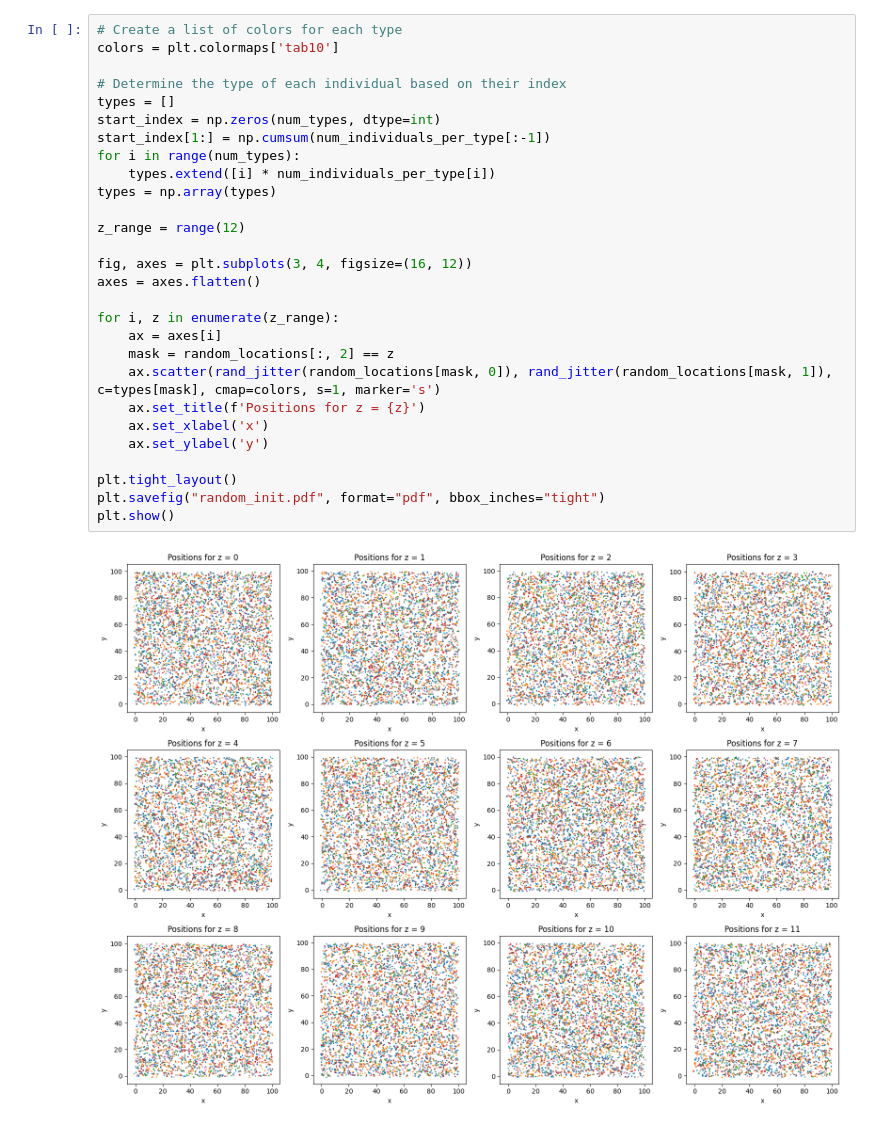
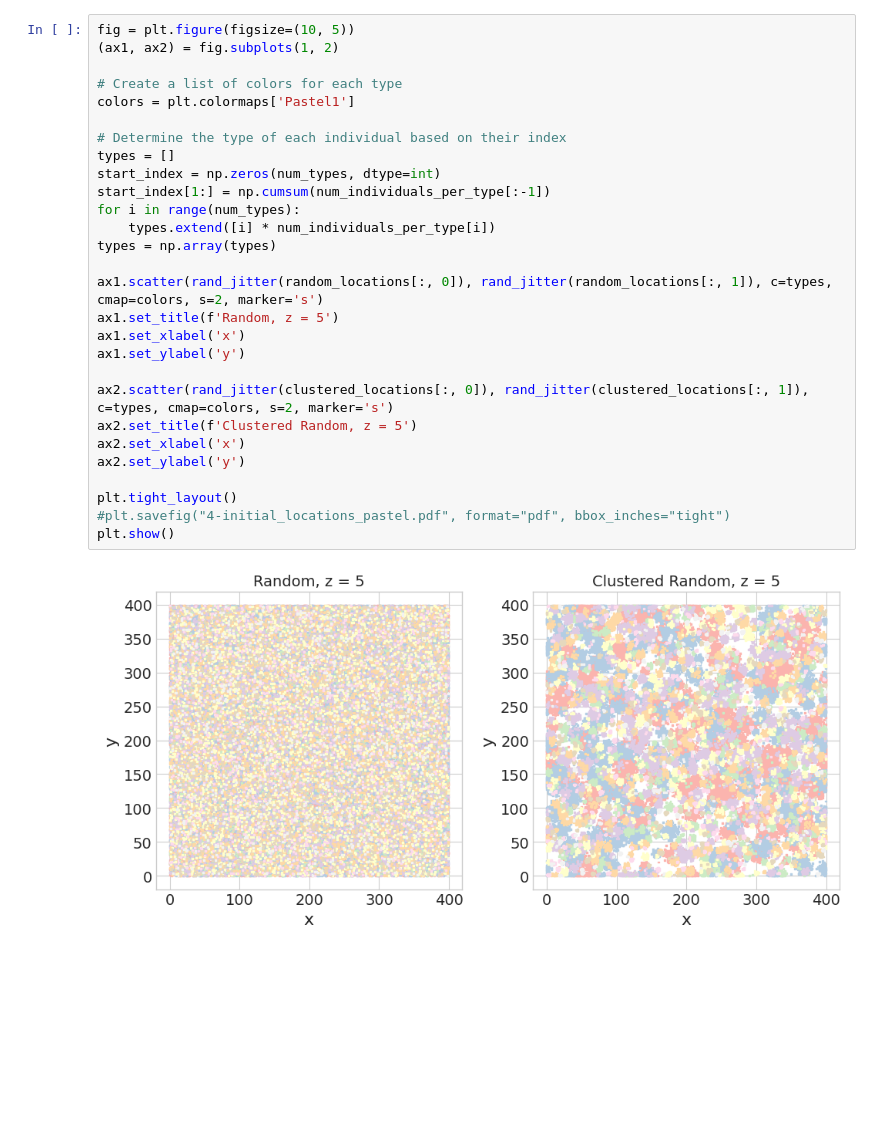
Before and after one commit to timovdk/BLOSSOM, a Jupyter notebook: experiments/initial_population.ipynb, the cells around one changed output. Cells and saved outputs as stored; diff of their text form; blank space fills up the shorter version.

```diff
--- a/experiments/initial_population.ipynb
+++ b/experiments/initial_population.ipynb
@@ -136,30 +174,30 @@ plt.show()
 # %%
+fig = plt.figure(figsize=(10, 5))
+(ax1, ax2) = fig.subplots(1, 2)
+
 # Create a list of colors for each type
-colors = plt.colormaps['tab10']
+colors = plt.colormaps['Pastel1']
 
 # Determine the type of each individual based on their index
 types = []
 start_index = np.zeros(num_types, dtype=int)
 start_index[1:] = np.cumsum(num_individuals_per_type[:-1])
 for i in range(num_types):
     types.extend([i] * num_individuals_per_type[i])
 types = np.array(types)
 
-z_range = range(12)
+ax1.scatter(rand_jitter(random_locations[:, 0]), rand_jitter(random_locations[:, 1]), c=types, cmap=colors, s=2, marker='s')
+ax1.set_title(f'Random, z = 5')
+ax1.set_xlabel('x')
+ax1.set_ylabel('y')
 
-fig, axes = plt.subplots(3, 4, figsize=(16, 12))
-axes = axes.flatten()
-
-for i, z in enumerate(z_range):
-    ax = axes[i]
-    mask = random_locations[:, 2] == z
-    ax.scatter(rand_jitter(random_locations[mask, 0]), rand_jitter(random_locations[mask, 1]), c=types[mask], cmap=colors, s=1, marker='s')
-    ax.set_title(f'Positions for z = {z}')
-    ax.set_xlabel('x')
-    ax.set_ylabel('y')
+ax2.scatter(rand_jitter(clustered_locations[:, 0]), rand_jitter(clustered_locations[:, 1]), c=types, cmap=colors, s=2, marker='s')
+ax2.set_title(f'Clustered Random, z = 5')
+ax2.set_xlabel('x')
+ax2.set_ylabel('y')
 
 plt.tight_layout()
-plt.savefig("random_init.pdf", format="pdf", bbox_inches="tight")
+#plt.savefig("4-initial_locations_pastel.pdf", format="pdf", bbox_inches="tight")
 plt.show()
 # %% [output]
-[figure, old version]
+[figure, new version]
```
Also changed, not shown: parts of 9 cells of this notebook.
